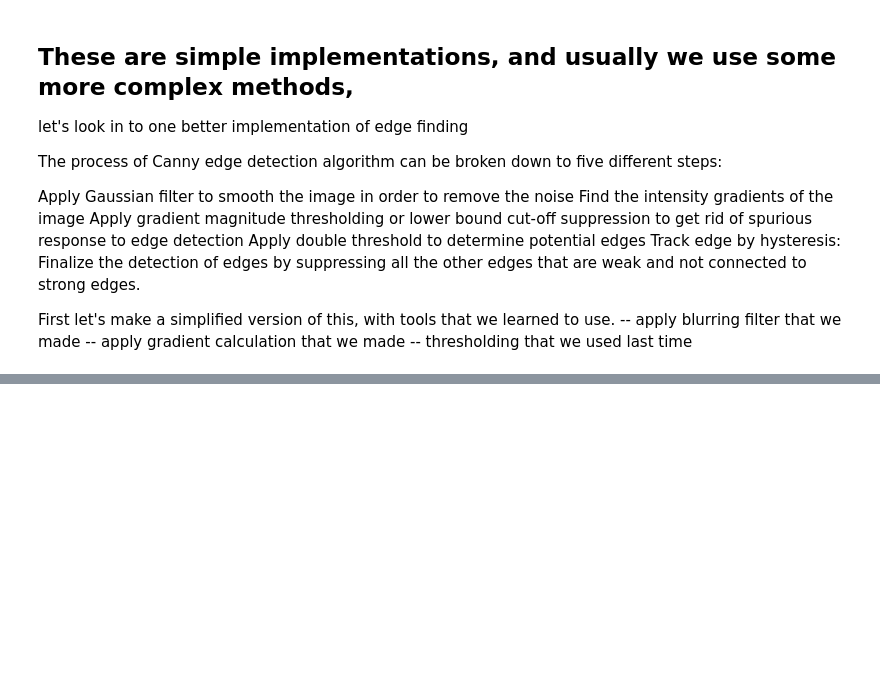
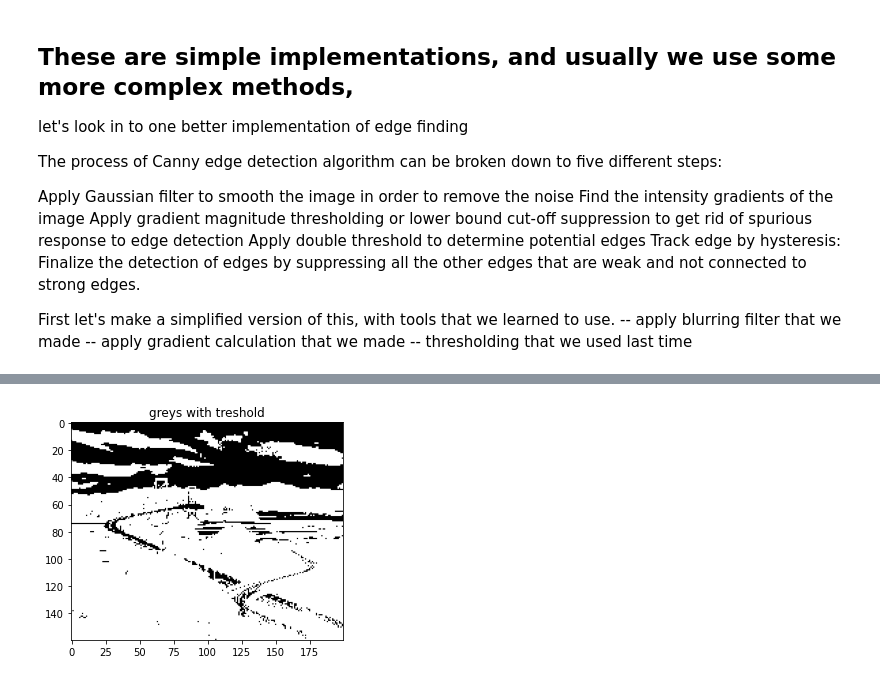
Before and after one commit to Vipezi/omat_projektit, a Jupyter notebook: mc_convo/three_pictures.ipynb, the cells around one changed output, grey strips where cells are left out. Drawn from its saved outputs; the diff is of its cells as text; code cells hidden in the pictures; blank space fills up the shorter version.

```diff
--- a/mc_convo/three_pictures.ipynb
+++ b/mc_convo/three_pictures.ipynb
@@ -170,0 +199,7 @@ First let's make a simplified version of this, with tools that we learned to use
+# %%
+_,image_small_with_threshold = cv2.threshold(image_small, 127,255,cv2.THRESH_BINARY)
+plt.imshow(image_small_with_threshold, cmap="Greys")
+plt.title("greys with treshold")
+plt.show()
+# %% [output]
+[figure, added]
```
Also changed, not shown: parts of 13 cells of this notebook, 20 other files.
